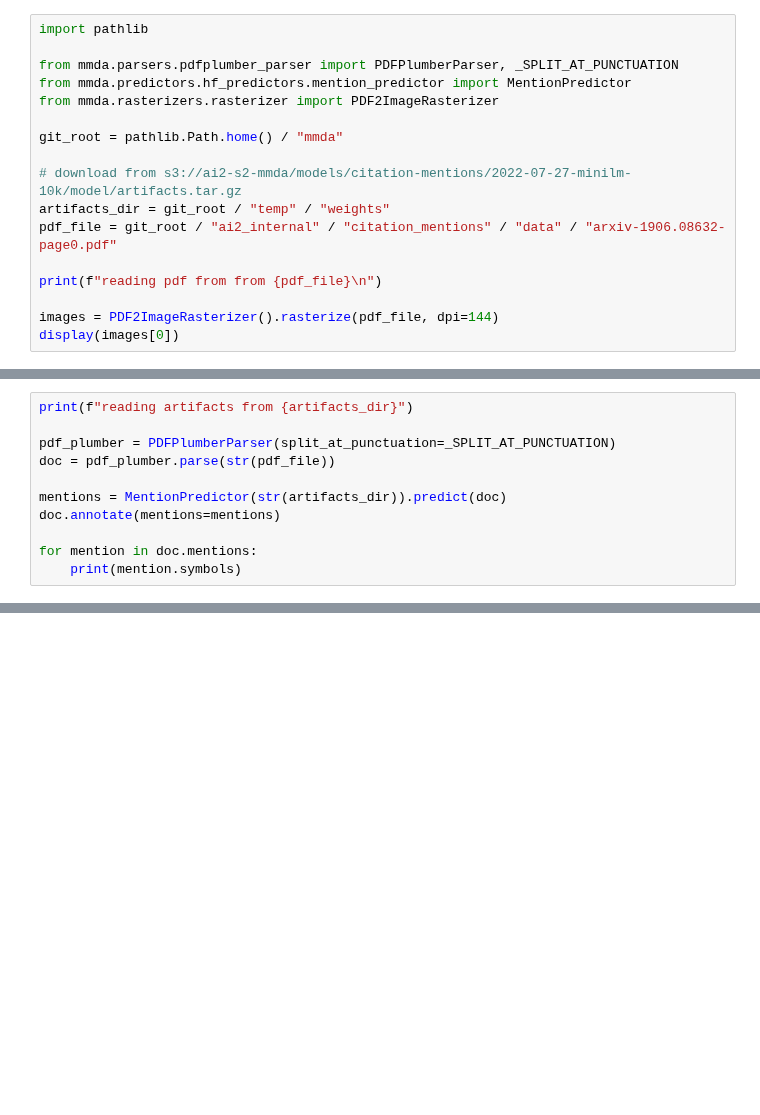
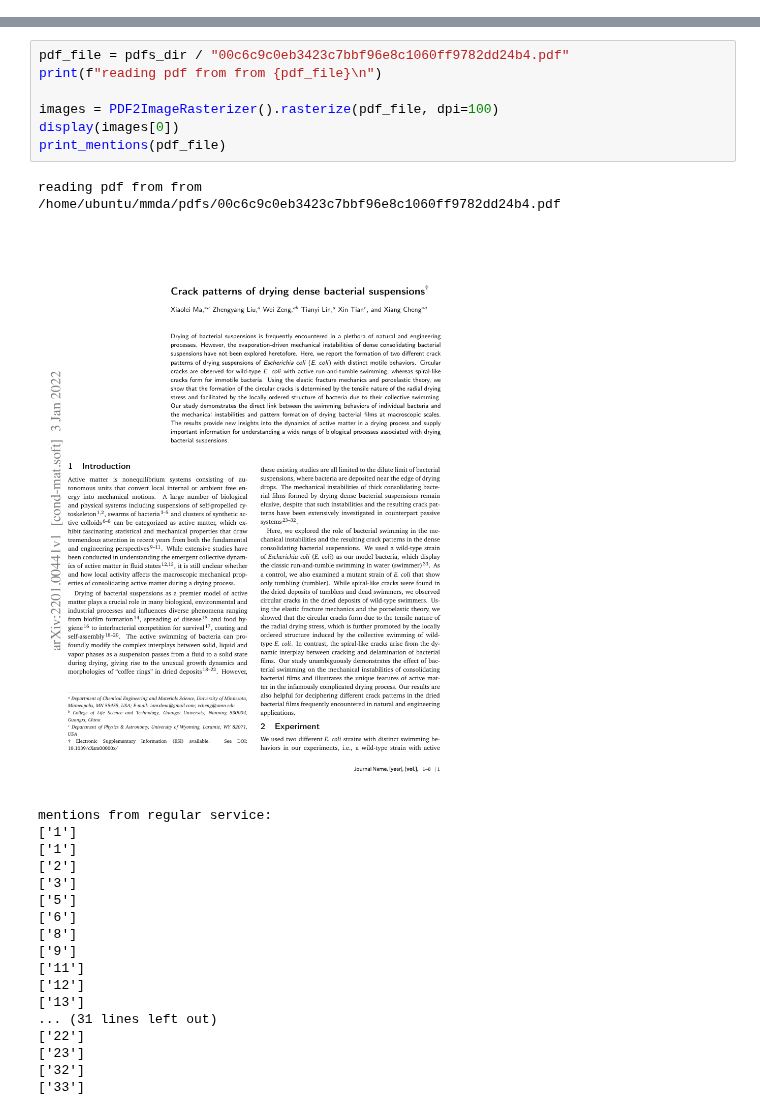
Before and after one commit to allenai/mmda, a Jupyter notebook: examples/mentions.ipynb, the cells around one changed output, grey strips where cells are left out. Drawn from its saved outputs; the diff is of its cells as text; blank space fills up the shorter version.

Commit message:
onnx support for mentions (#94)

```diff
--- a/examples/mentions.ipynb
+++ b/examples/mentions.ipynb
@@ -1,17 +0,0 @@
-# %%
-import pathlib
-
-from mmda.parsers.pdfplumber_parser import PDFPlumberParser, _SPLIT_AT_PUNCTUATION
-from mmda.predictors.hf_predictors.mention_predictor import MentionPredictor
-from mmda.rasterizers.rasterizer import PDF2ImageRasterizer
-
-git_root = pathlib.Path.home() / "mmda"
-
-# download from s3://ai2-s2-mmda/models/citation-mentions/2022-07-27-minilm-10k/model/artifacts.tar.gz
-artifacts_dir = git_root / "temp" / "weights"
-pdf_file = git_root / "ai2_internal" / "citation_mentions" / "data" / "arxiv-1906.08632-page0.pdf"
-
-print(f"reading pdf from from {pdf_file}\n")
-
-images = PDF2ImageRasterizer().rasterize(pdf_file, dpi=144)
-display(images[0])
@@ -21,11 +0,0 @@ reading pdf from from /home/ubuntu/mmda/ai2_internal/citation_mentions/data/arxi
-# %%
-print(f"reading artifacts from {artifacts_dir}")
-
-pdf_plumber = PDFPlumberParser(split_at_punctuation=_SPLIT_AT_PUNCTUATION)
-doc = pdf_plumber.parse(str(pdf_file))
-
-mentions = MentionPredictor(str(artifacts_dir)).predict(doc)
-doc.annotate(mentions=mentions)
-
-for mention in doc.mentions:
-    print(mention.symbols)
@@ -85,0 +51,27 @@ for mention in doc.mentions:
+# %%
+pdf_file = pdfs_dir / "00c6c9c0eb3423c7bbf96e8c1060ff9782dd24b4.pdf"
+print(f"reading pdf from from {pdf_file}\n")
+
+images = PDF2ImageRasterizer().rasterize(pdf_file, dpi=100)
+display(images[0])
+print_mentions(pdf_file)
+# %% [output]
+reading pdf from from /home/ubuntu/mmda/pdfs/00c6c9c0eb3423c7bbf96e8c1060ff9782dd24b4.pdf
+[figure, added]
+mentions from regular service:
+['1']
+['1']
+['2']
+['3']
+['5']
+['6']
+['8']
+['9']
+['11']
+['12']
+['13']
+... (31 lines left out)
+['22']
+['23']
+['32']
+['33']
```
Also changed, not shown: parts of 4 cells of this notebook, 4 other files.
